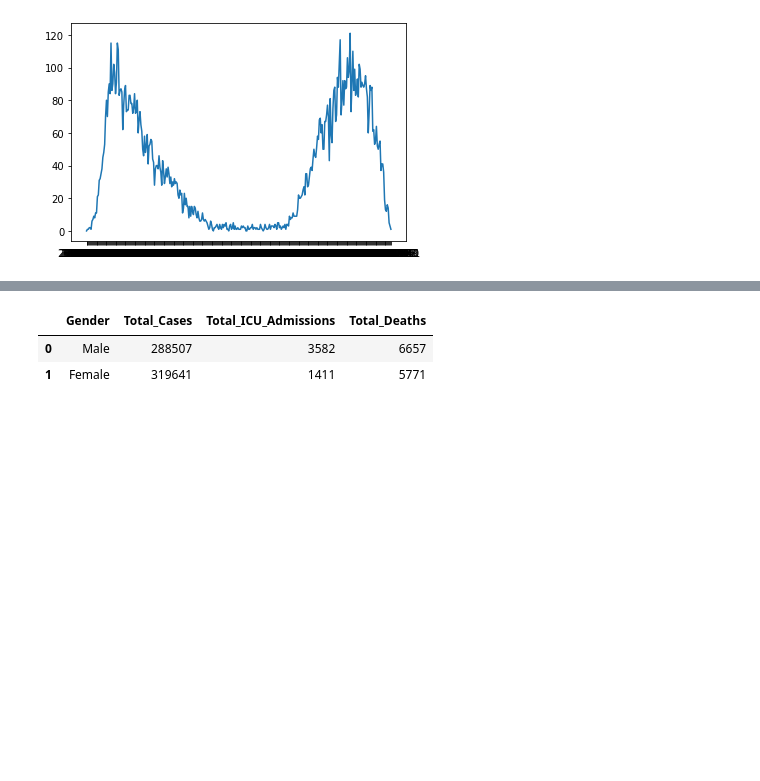
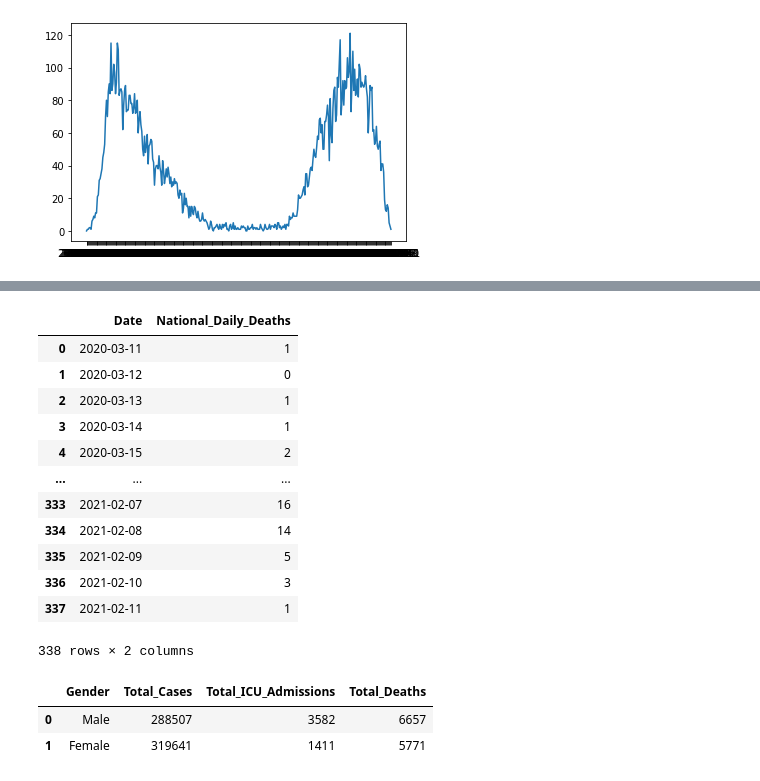
Before and after one commit to Limpan0305/linus_sundsten_TE19C, a Jupyter notebook: Programmering1/Dataanalysprojekt/projekt.ipynb, the cells around one changed output, grey strips where cells are left out. Cells and saved outputs as stored; diff of their text form; code cells hidden in the pictures; blank space fills up the shorter version.

```diff
--- a/Programmering1/Dataanalysprojekt/projekt.ipynb
+++ b/Programmering1/Dataanalysprojekt/projekt.ipynb
@@ -73,3 +58,23 @@ graf(smittade,smittade)
+# %%
+import pandas as pd
+import numpy as np
+
+df = pd.read_csv("National_Daily_Deaths.csv") #Läser in filen med hjälp av pandas
+df
+# %% [output]
+|  | Date | National_Daily_Deaths |
+| 0 | 2020-03-11 | 1 |
+| 1 | 2020-03-12 | 0 |
+| 2 | 2020-03-13 | 1 |
+| 3 | 2020-03-14 | 1 |
+| 4 | 2020-03-15 | 2 |
+| ... | ... | ... |
+| 333 | 2021-02-07 | 16 |
+| 334 | 2021-02-08 | 14 |
+| 335 | 2021-02-09 | 5 |
+| 336 | 2021-02-10 | 3 |
+| 337 | 2021-02-11 | 1 |
+338 rows × 2 columns
 # %%
 import pandas as pd
 import matplotlib.pyplot as plt
```
Also changed, not shown: parts of 5 cells of this notebook, 1 other file.
